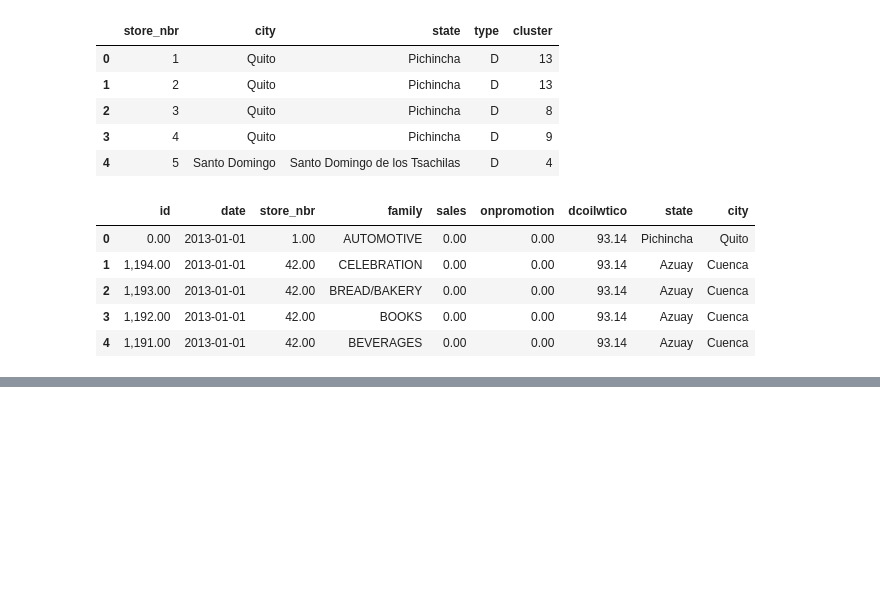
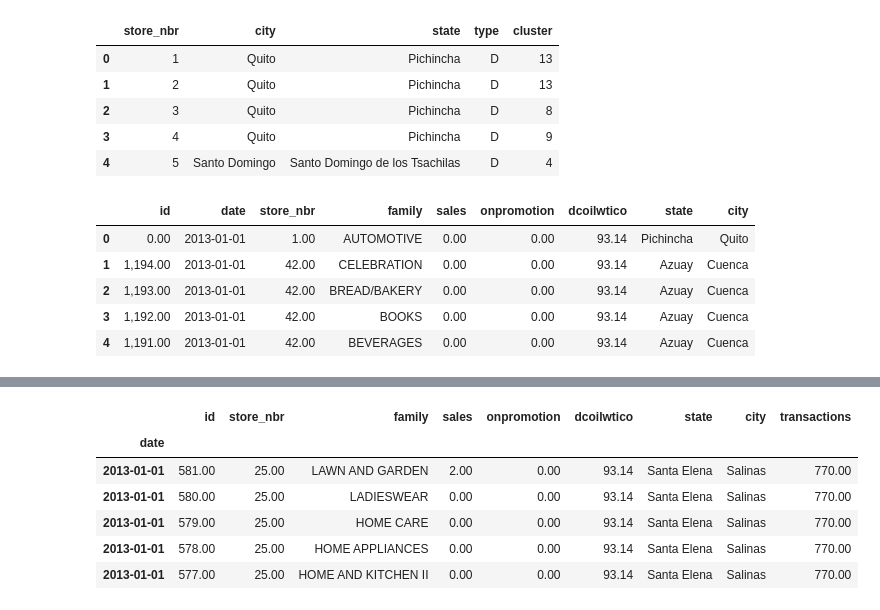
Before and after one commit to mwakabrian/LP3_Time_Series_Regression_Project, a Jupyter notebook: LP3_Favorita_store_sales_forecasting.ipynb, the cells around one changed output, grey strips where cells are left out. Cells and saved outputs as stored; diff of their text form; code cells hidden in the pictures; blank space fills up the shorter version.

```diff
--- a/LP3_Favorita_store_sales_forecasting.ipynb
+++ b/LP3_Favorita_store_sales_forecasting.ipynb
@@ -1620,0 +1757,10 @@ Train.head()
+# %%
+Train.head()
+# %% [output]
+|  | id | store_nbr | family | sales | onpromotion | dcoilwtico | state | city | transactions |
+| date |  |  |  |  |  |  |  |  |  |
+| 2013-01-01 | 581.00 | 25.00 | LAWN AND GARDEN | 2.00 | 0.00 | 93.14 | Santa Elena | Salinas | 770.00 |
+| 2013-01-01 | 580.00 | 25.00 | LADIESWEAR | 0.00 | 0.00 | 93.14 | Santa Elena | Salinas | 770.00 |
+| 2013-01-01 | 579.00 | 25.00 | HOME CARE | 0.00 | 0.00 | 93.14 | Santa Elena | Salinas | 770.00 |
+| 2013-01-01 | 578.00 | 25.00 | HOME APPLIANCES | 0.00 | 0.00 | 93.14 | Santa Elena | Salinas | 770.00 |
+| 2013-01-01 | 577.00 | 25.00 | HOME AND KITCHEN II | 0.00 | 0.00 | 93.14 | Santa Elena | Salinas | 770.00 |
```
Also changed, not shown: parts of 24 cells of this notebook.
